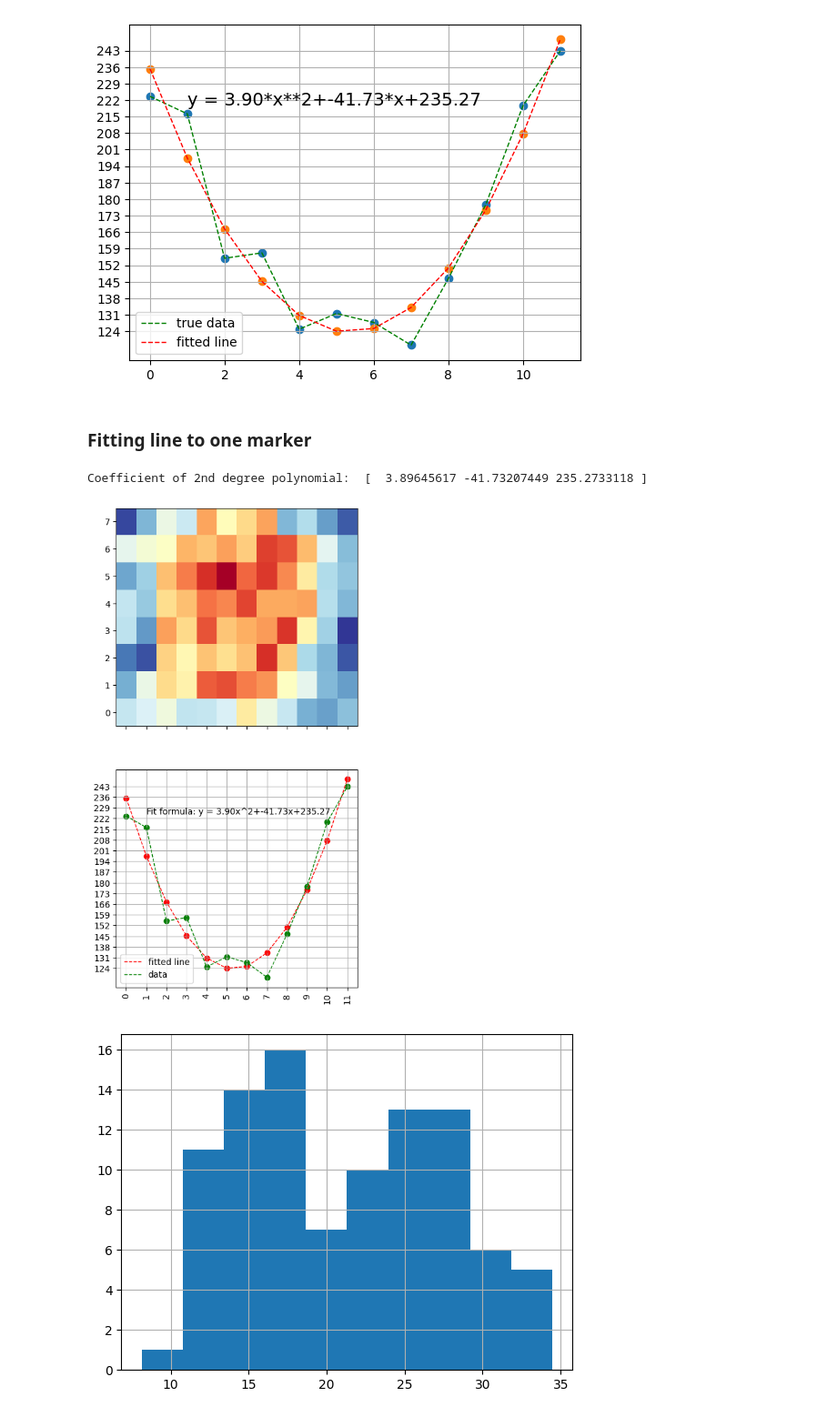
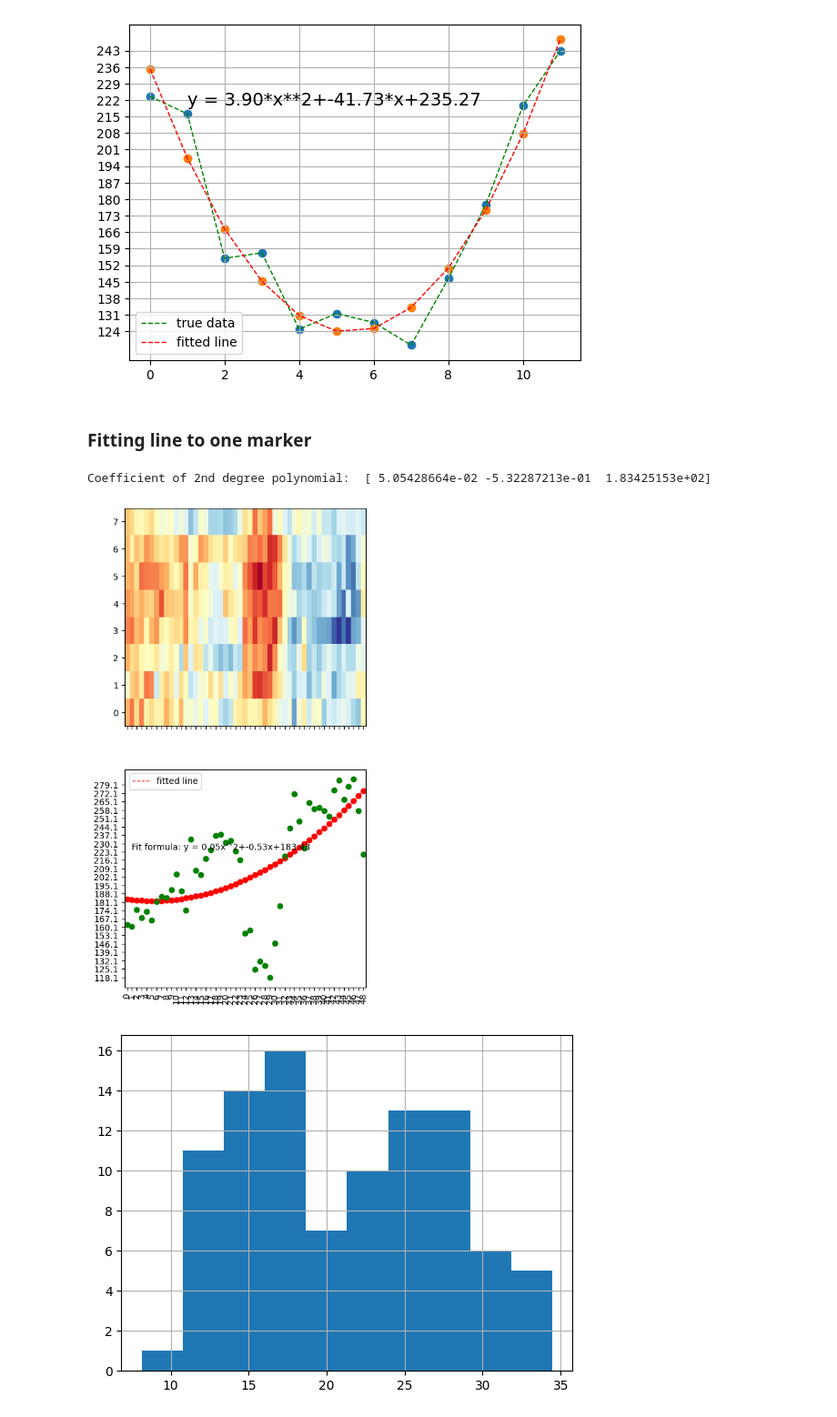
Before and after one commit to PrinceRichfather/tungsten_grate_analysis, a Jupyter notebook: analysis_grid.ipynb, the cells around one changed output. Shown at 91% size. Cells and saved outputs as stored; diff of their text form; code cells hidden in the pictures.

```diff
--- a/analysis_grid.ipynb
+++ b/analysis_grid.ipynb
@@ -165,39 +167,39 @@ plt.show()
 
 fig, ax = plt.subplots(2, 1, figsize=(5, 10), sharex=True)
 
 # Upper pcolormesh
 # w_markers = w_new[152:225, 45:119]
-w_markers_cropped = w_new[19:27, 92:104]
+w_markers_cropped = w_new[19:27, 70:119]
 y_markers_markers_cropped = range(w_markers_cropped.shape[0])   # Rows      (this, _)
 x_markers_markers_cropped = range(w_markers_cropped.shape[1])   # Columns   (_, this)
 
 ax[0].pcolormesh(x_markers_markers_cropped, y_markers_markers_cropped, w_markers_cropped, cmap="RdYlBu")
 plt.xticks(x_markers_markers_cropped, rotation=90)
 plt.yticks(y_markers_markers_cropped)
 
 # Lower scatterplot
 _axis = 0 # 0 - keeps x; 1 - keeps y
 w_markers_summed = w_markers_cropped.sum(axis=_axis)
 x_markers_summed = np.arange(len(w_markers_summed))
 ## Fitted line
 printMD("### **Fitting line to one marker**")
 z = np.polyfit(x_markers_summed, w_markers_summed, 2, full=False, cov=False)
 print("Coefficient of 2nd degree polynomial: ",z)
 y_pred = z[0]*x_markers_summed**2+z[1]*x_markers_summed+z[-1]
 ax[1].scatter(x_markers_summed, y_pred, c='r')
 ax[1].plot(x_markers_summed, y_pred, '--', lw=1, c='r', label='fitted line')
 ax[1].text(1, 225, f'Fit formula: y = {z[0]:.2f}x^2+{z[1]:.2f}x+{z[-1]:.2f}', size=10, c='k')
 ## Actual data
 ax[1].scatter(x_markers_summed, w_markers_summed, c='green')
-ax[1].plot(x_markers_summed, w_markers_summed, '--', lw=1, c='green', label='data')
-plt.yticks(np.arange(y_pred.min(), y_pred.max(), 7))
+# ax[1].plot(x_markers_summed, w_markers_summed, '--', lw=1, c='green', label='data')
+plt.yticks(np.arange(w_markers_summed.min(), w_markers_summed.max(), 7))
 plt.legend()
-plt.grid()
+# plt.grid()
 plt.show()
 # %% [output]
 ### **Fitting line to one marker**
-Coefficient of 2nd degree polynomial:  [  3.89645617 -41.73207449 235.2733118 ]
+Coefficient of 2nd degree polynomial:  [ 5.05428664e-02 -5.32287213e-01  1.83425153e+02]
-[figure, old version]
+[figure, new version]
 # %%
 plt.hist(w_grade.ravel())
 plt.grid()
```
Also changed, not shown: parts of 10 cells of this notebook, 2 other files.
